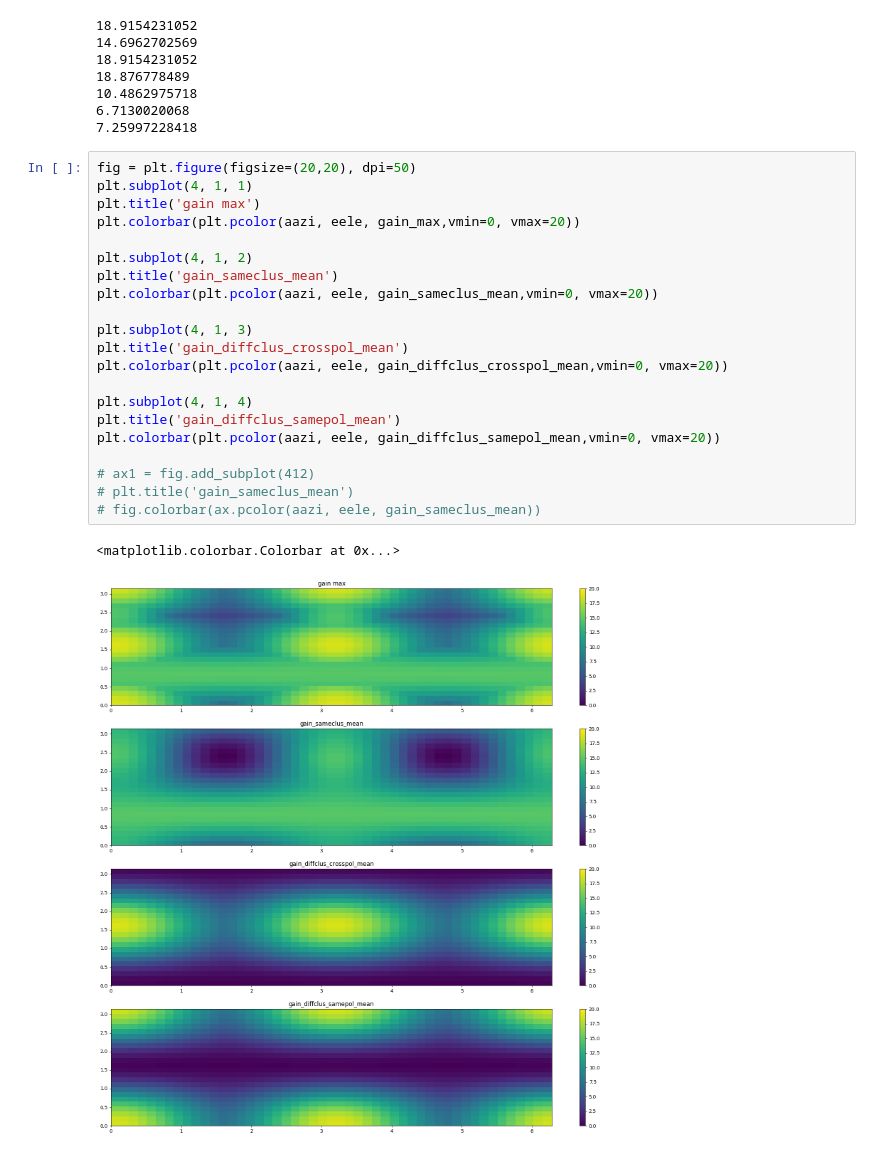
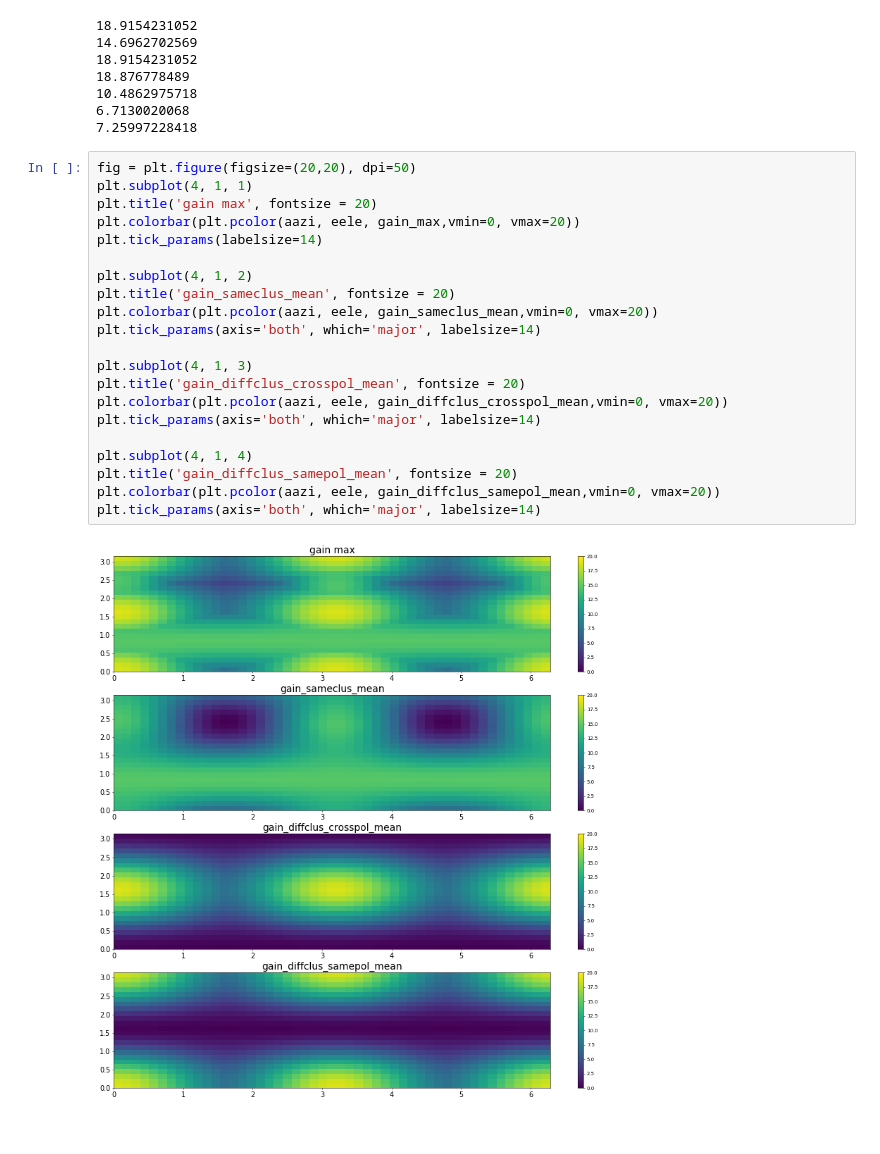
Before and after one commit to dienhoa/hybrid_beamforming_notebook, a Jupyter notebook: Gain Analyse.ipynb, the cells around one changed output. Cells and saved outputs as stored; diff of their text form.

```diff
--- a/Gain Analyse.ipynb
+++ b/Gain Analyse.ipynb
@@ -236,27 +237,26 @@ print(np.mean(gain_diffclus_samepol_mean))
 # %%
 fig = plt.figure(figsize=(20,20), dpi=50)
 plt.subplot(4, 1, 1)
-plt.title('gain max')
+plt.title('gain max', fontsize = 20)
 plt.colorbar(plt.pcolor(aazi, eele, gain_max,vmin=0, vmax=20))
+plt.tick_params(labelsize=14)
 
 plt.subplot(4, 1, 2)
-plt.title('gain_sameclus_mean')
+plt.title('gain_sameclus_mean', fontsize = 20)
 plt.colorbar(plt.pcolor(aazi, eele, gain_sameclus_mean,vmin=0, vmax=20))
+plt.tick_params(axis='both', which='major', labelsize=14)
 
 plt.subplot(4, 1, 3)
-plt.title('gain_diffclus_crosspol_mean')
+plt.title('gain_diffclus_crosspol_mean', fontsize = 20)
 plt.colorbar(plt.pcolor(aazi, eele, gain_diffclus_crosspol_mean,vmin=0, vmax=20))
+plt.tick_params(axis='both', which='major', labelsize=14)
 
 plt.subplot(4, 1, 4)
-plt.title('gain_diffclus_samepol_mean')
+plt.title('gain_diffclus_samepol_mean', fontsize = 20)
 plt.colorbar(plt.pcolor(aazi, eele, gain_diffclus_samepol_mean,vmin=0, vmax=20))
-
-# ax1 = fig.add_subplot(412)
-# plt.title('gain_sameclus_mean')
-# fig.colorbar(ax.pcolor(aazi, eele, gain_sameclus_mean))
+plt.tick_params(axis='both', which='major', labelsize=14)
 # %% [output]
-<matplotlib.colorbar.Colorbar at 0x...>
-[figure, old version]
+[figure, new version]
 # %%
 azi_diffclus_samepol,ele_diffclus_samepol = np.where( index_gain_max==2 )
 azi_diffclus_crosspol,ele_diffclus_crosspol = np.where( index_gain_max==1 )
```
Also changed, not shown: parts of 4 cells of this notebook, 1 other file.
